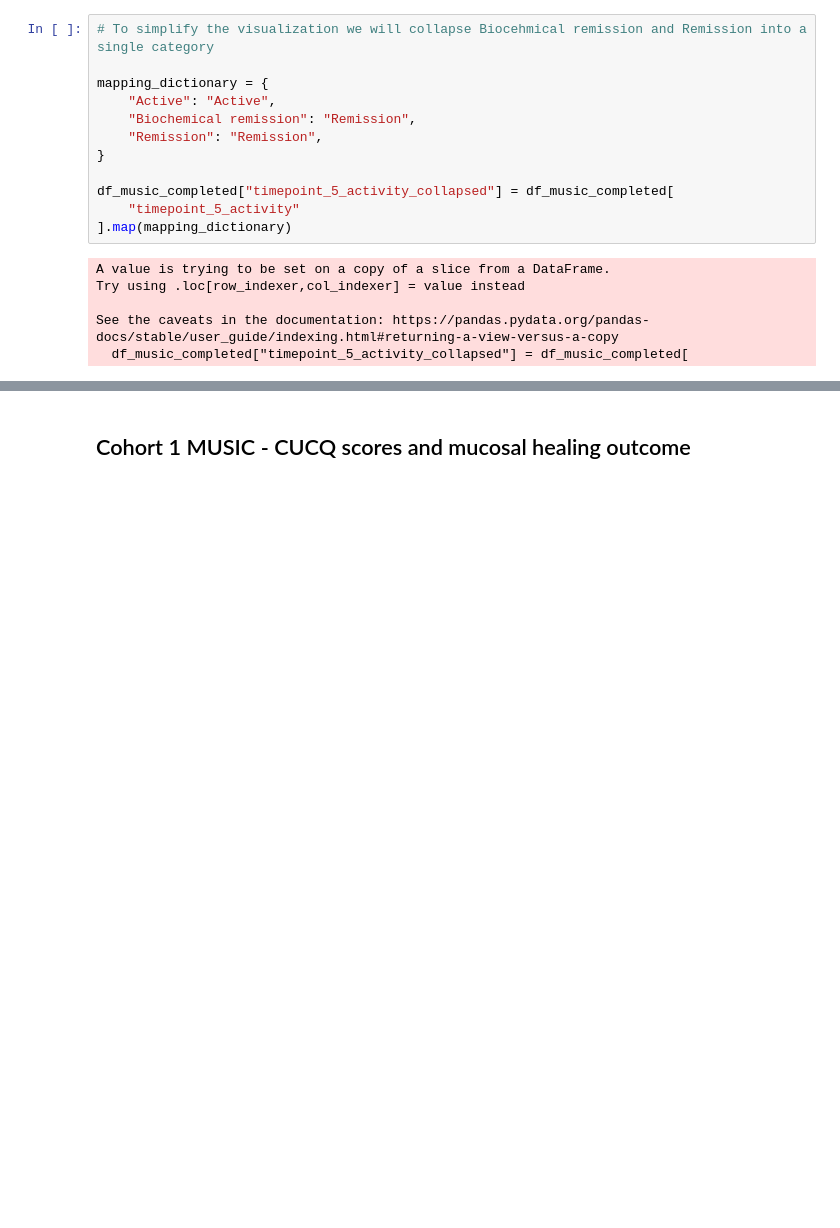
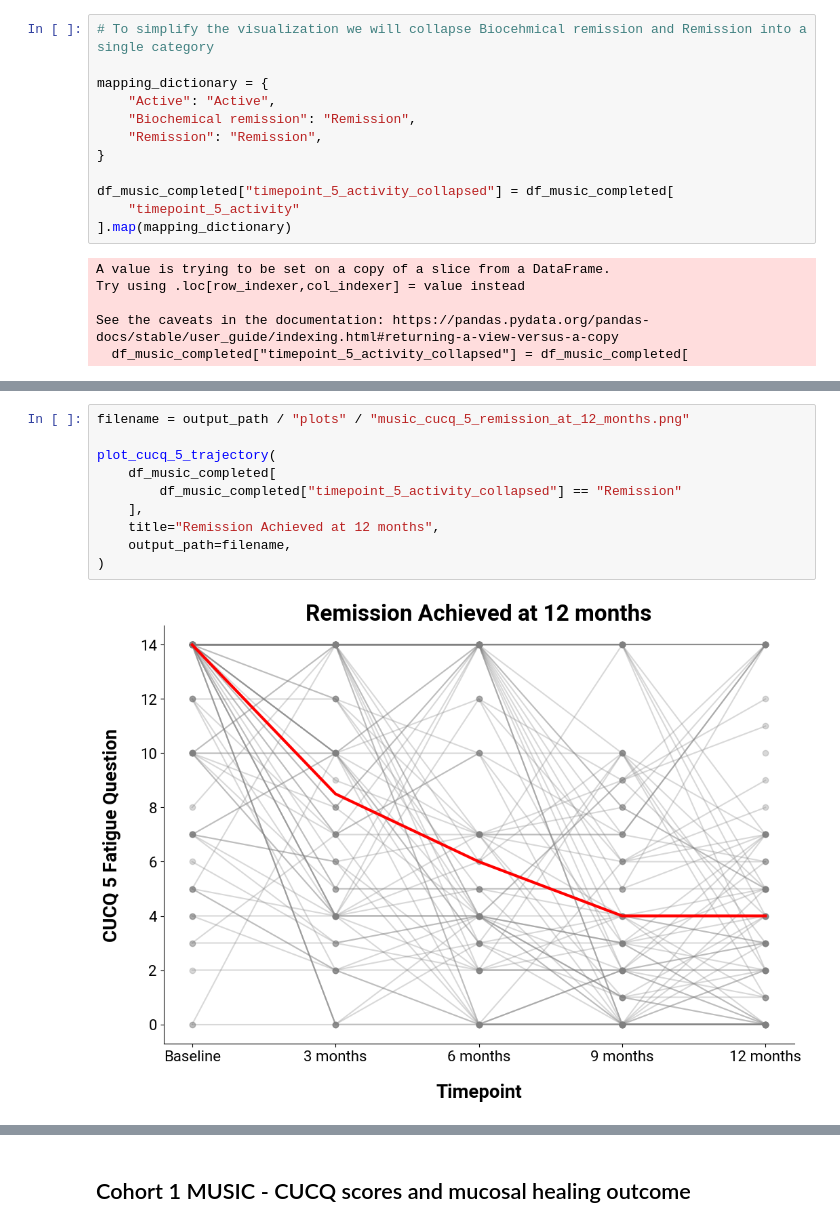
Before and after one commit to 1-gut/machine_learning_for_ibd_fatigue, a Jupyter notebook: 1_demographics.ipynb, the cells around one changed output, grey strips where cells are left out. Saved outputs shown, nothing was run; the diff lists cells and outputs as text; blank space fills up the shorter version.

```diff
--- a/1_demographics.ipynb
+++ b/1_demographics.ipynb
@@ -1313,0 +1327,12 @@ plot_cucq_trajectory(
+# %%
+filename = output_path / "plots" / "music_cucq_5_remission_at_12_months.png"
+
+plot_cucq_5_trajectory(
+    df_music_completed[
+        df_music_completed["timepoint_5_activity_collapsed"] == "Remission"
+    ],
+    title="Remission Achieved at 12 months",
+    output_path=filename,
+)
+# %% [output]
+[figure, added]
```
Also changed, not shown: parts of 15 cells of this notebook, 12 other files.
